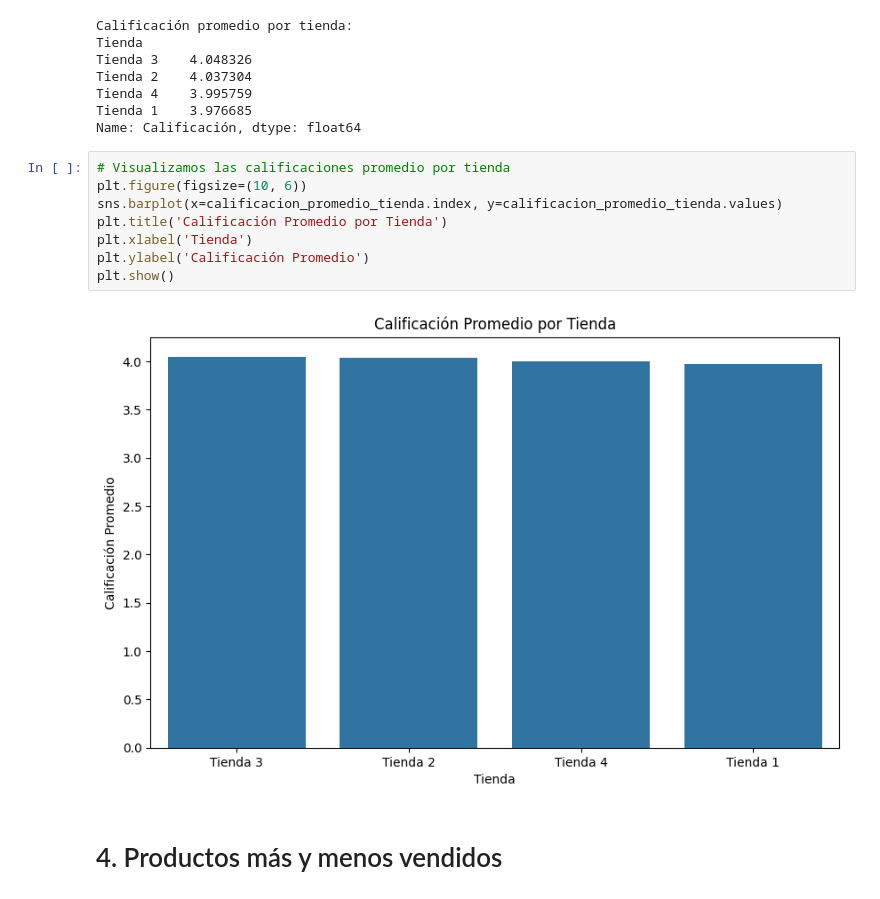
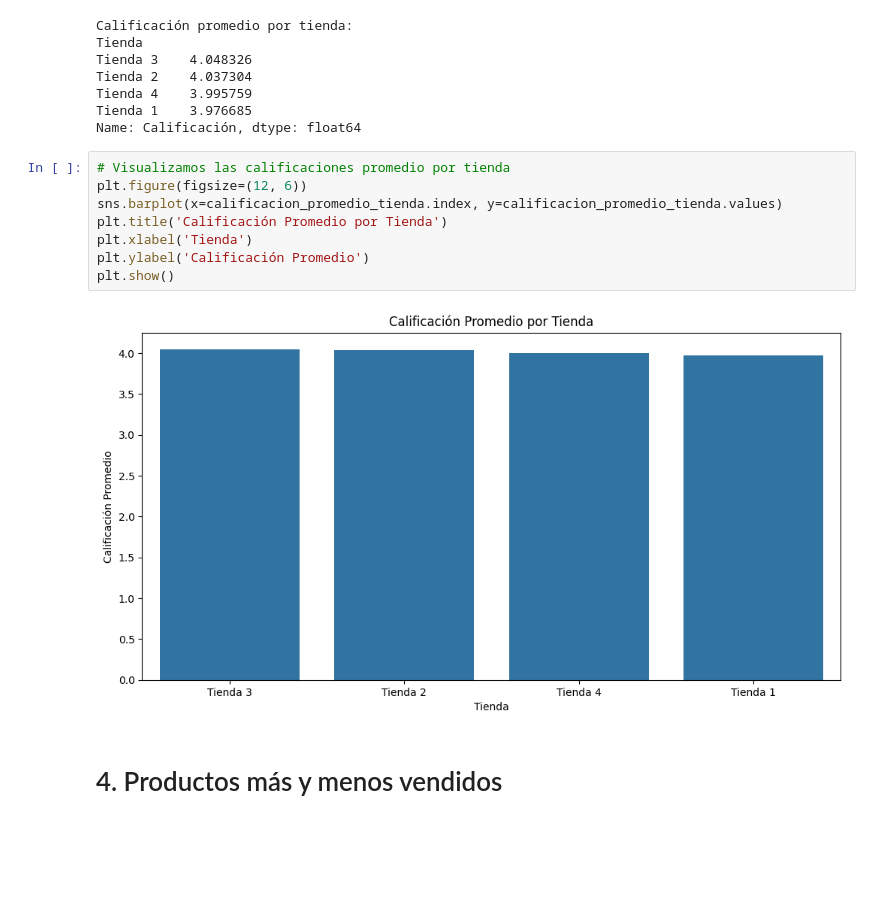
Before and after one commit to Phylip28/challenge1-data-science-latam, a Jupyter notebook: AluraStoreLatam.ipynb, the cells around one changed output. Cells and saved outputs as stored; diff of their text form; blank space fills up the shorter version.

```diff
--- a/AluraStoreLatam.ipynb
+++ b/AluraStoreLatam.ipynb
@@ -141,14 +141,14 @@ Tienda 1    3.976685
 Name: Calificación, dtype: float64
 # %%
 # Visualizamos las calificaciones promedio por tienda
-plt.figure(figsize=(10, 6))
+plt.figure(figsize=(12, 6))
 sns.barplot(x=calificacion_promedio_tienda.index, y=calificacion_promedio_tienda.values)
 plt.title('Calificación Promedio por Tienda')
 plt.xlabel('Tienda')
 plt.ylabel('Calificación Promedio')
 plt.show()
 # %% [output]
-[figure, old version]
+[figure, new version]
 # %% [markdown]
 # 4. Productos más y menos vendidos
 # %%
```
Also changed, not shown: 3 other files.
